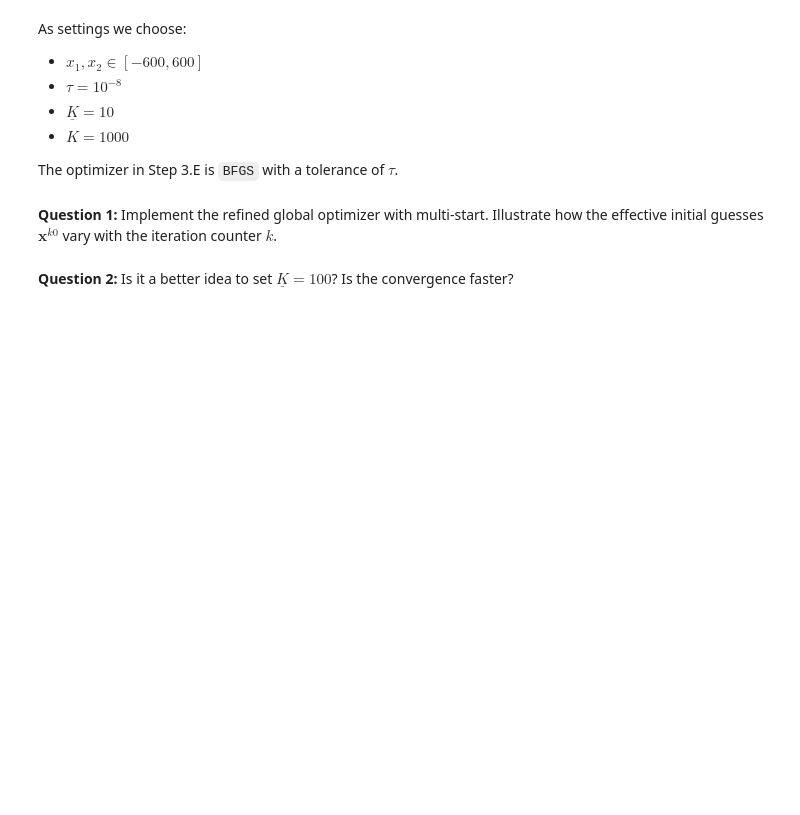
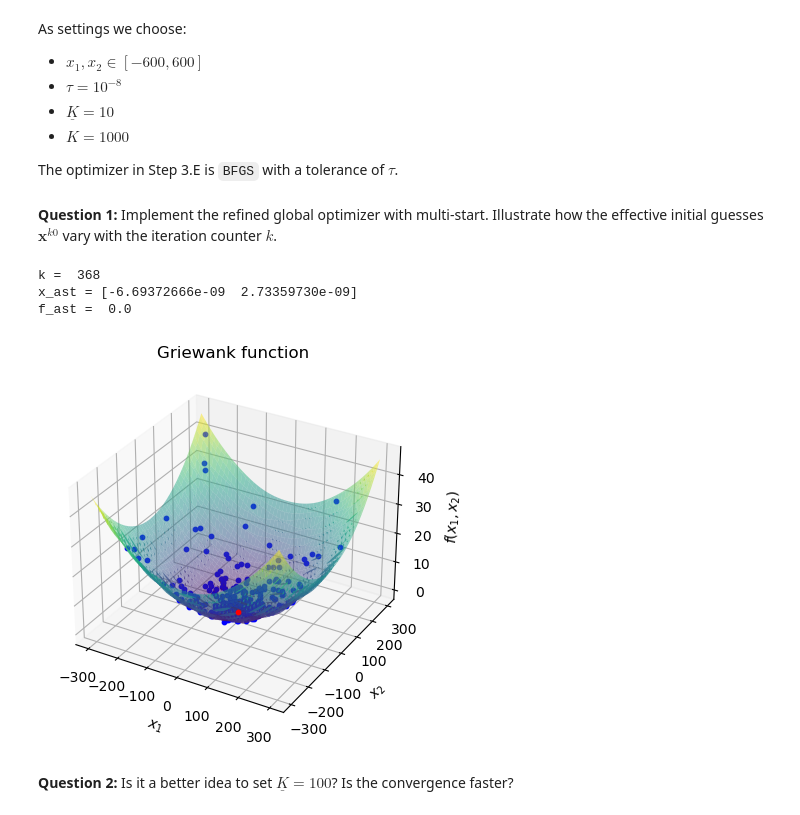
Before and after one commit to NumEconCopenhagen/projects-2023-adamhjorgensen, a Jupyter notebook: exam/Exam-2023-notebook.ipynb, the cells around one changed output. Drawn from its saved outputs; the diff is of its cells as text; code cells hidden in the pictures; blank space fills up the shorter version.

```diff
--- a/exam/Exam-2023-notebook.ipynb
+++ b/exam/Exam-2023-notebook.ipynb
@@ -548,2 +578,28 @@ The optimizer in Step 3.E is `BFGS` with a tolerance of $\tau$.
+# %%
+x_ast, x0_bank = multi_start(griewank)
+# %% [output]
+k =  368
+x_ast = [-6.69372666e-09  2.73359730e-09]
+f_ast =  0.0
+# %%
+#Plot griewank function
+x1_grid = np.linspace(-300,300,100)
+x2_grid = np.linspace(-300,300,100)
+x1_grid, x2_grid = np.meshgrid(x1_grid, x2_grid)
+f_grid = griewank_(x1_grid,x2_grid)
+
+fig = plt.figure()
+ax = fig.add_subplot(1,1,1, projection='3d')
+ax.plot_surface(x1_grid, x2_grid, f_grid, cmap='viridis', alpha=0.5)
+for i, x0 in enumerate(x0_bank):
+    ax.scatter(x0[0], x0[1], griewank(x0), c='blue', s=10)
+ax.scatter(x_ast[0], x_ast[1], griewank(x_ast), c='r', s=10)
+ax.set_xlabel('$x_1$')
+ax.set_ylabel('$x_2$')
+ax.set_zlabel('$f(x_1,x_2)$')
+ax.set_title('Griewank function')
+plt.show()
+# %% [output]
+[figure, added]
 # %% [markdown]
 **Question 2:** Is it a better idea to set $\underline{K} = 100$? Is the convergence faster?
```
Also changed, not shown: parts of 7 cells of this notebook.
